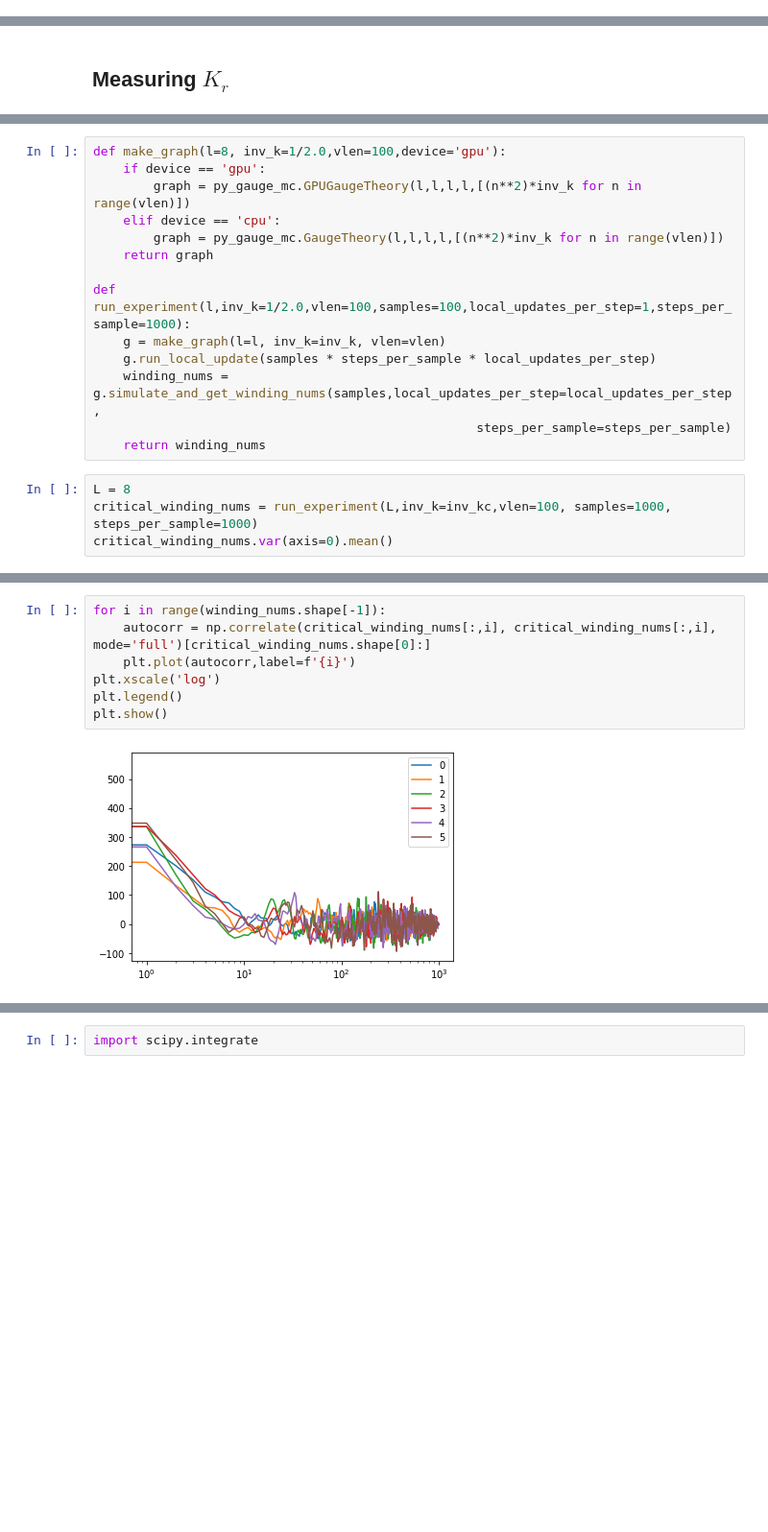
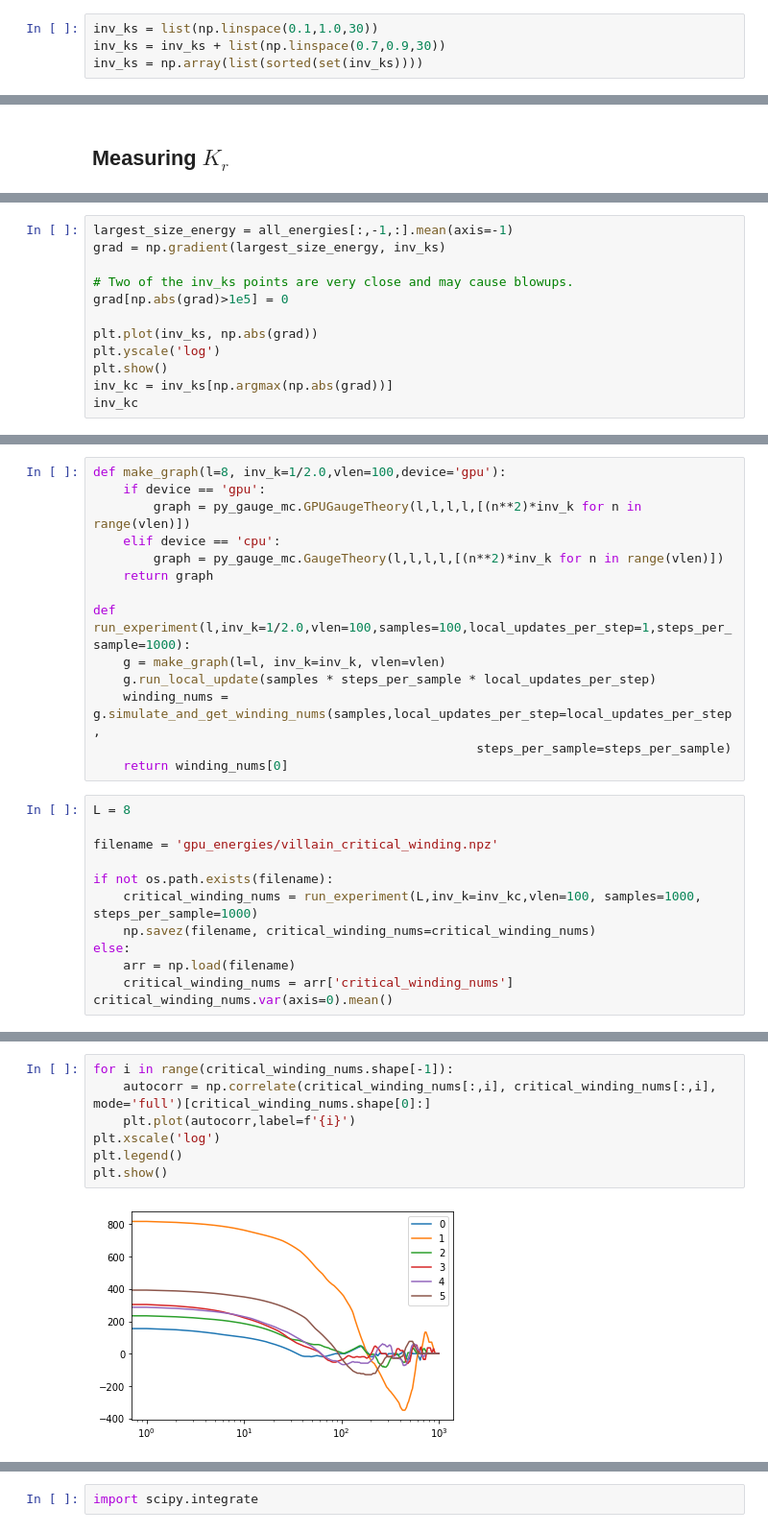
Before and after one commit to Renmusxd/PyGaugeMC, a Jupyter notebook: jupyter/GPU Energies.ipynb, the cells around one changed output, grey strips where cells are left out. Shown at 96% size. Drawn from its saved outputs; the diff is of its cells as text; blank space fills up the shorter version.

```diff
--- a/jupyter/GPU Energies.ipynb
+++ b/jupyter/GPU Energies.ipynb
@@ -10,5 +13,9 @@ from tqdm.notebook import tqdm
 $$\tilde V(n_p) = n_p^2 $$
 
 Calculate average $\mathcal{E}(K) = \frac{1}{L^4} \sum_p \frac{1}{K} \tilde V(n_p)$
+# %%
+inv_ks = list(np.linspace(0.1,1.0,30))
+inv_ks = inv_ks + list(np.linspace(0.7,0.9,30))
+inv_ks = np.array(list(sorted(set(inv_ks))))
 # %%
 L = 16
@@ -174,0 +187,12 @@ inv_kc
+# %%
+largest_size_energy = all_energies[:,-1,:].mean(axis=-1)
+grad = np.gradient(largest_size_energy, inv_ks)
+
+# Two of the inv_ks points are very close and may cause blowups.
+grad[np.abs(grad)>1e5] = 0
+
+plt.plot(inv_ks, np.abs(grad))
+plt.yscale('log')
+plt.show()
+inv_kc = inv_ks[np.argmax(np.abs(grad))]
+inv_kc
@@ -185,9 +212,17 @@ def run_experiment(l,inv_k=1/2.0,vlen=100,samples=100,local_updates_per_step=1,s
     g.run_local_update(samples * steps_per_sample * local_updates_per_step)
     winding_nums = g.simulate_and_get_winding_nums(samples,local_updates_per_step=local_updates_per_step,
                                                    steps_per_sample=steps_per_sample)
-    return winding_nums
+    return winding_nums[0]
 # %%
 L = 8
-critical_winding_nums = run_experiment(L,inv_k=inv_kc,vlen=100, samples=1000, steps_per_sample=1000)
+
+filename = 'gpu_energies/villain_critical_winding.npz'
+
+if not os.path.exists(filename):
+    critical_winding_nums = run_experiment(L,inv_k=inv_kc,vlen=100, samples=1000, steps_per_sample=1000)
+    np.savez(filename, critical_winding_nums=critical_winding_nums)
+else:
+    arr = np.load(filename)
+    critical_winding_nums = arr['critical_winding_nums']
 critical_winding_nums.var(axis=0).mean()
 # %% [output]
@@ -199,9 +234,9 @@ critical_winding_nums.var(axis=0).mean()
 # %%
-for i in range(winding_nums.shape[-1]):
+for i in range(critical_winding_nums.shape[-1]):
     autocorr = np.correlate(critical_winding_nums[:,i], critical_winding_nums[:,i], mode='full')[critical_winding_nums.shape[0]:]
     plt.plot(autocorr,label=f'{i}')
 plt.xscale('log')
 plt.legend()
 plt.show()
 # %% [output]
-[figure, old version]
+[figure, new version]
```
Also changed, not shown: parts of 28 cells of this notebook.
